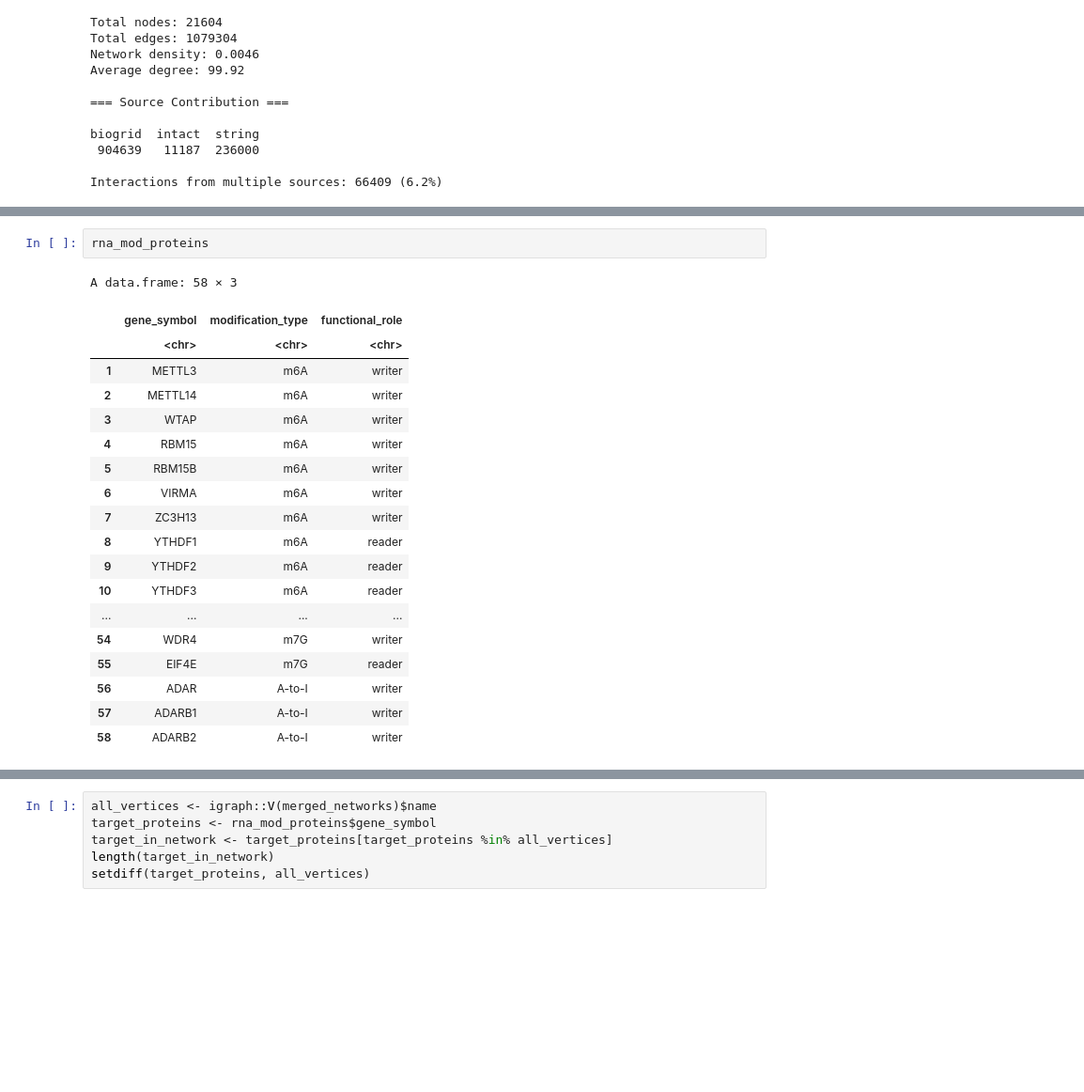
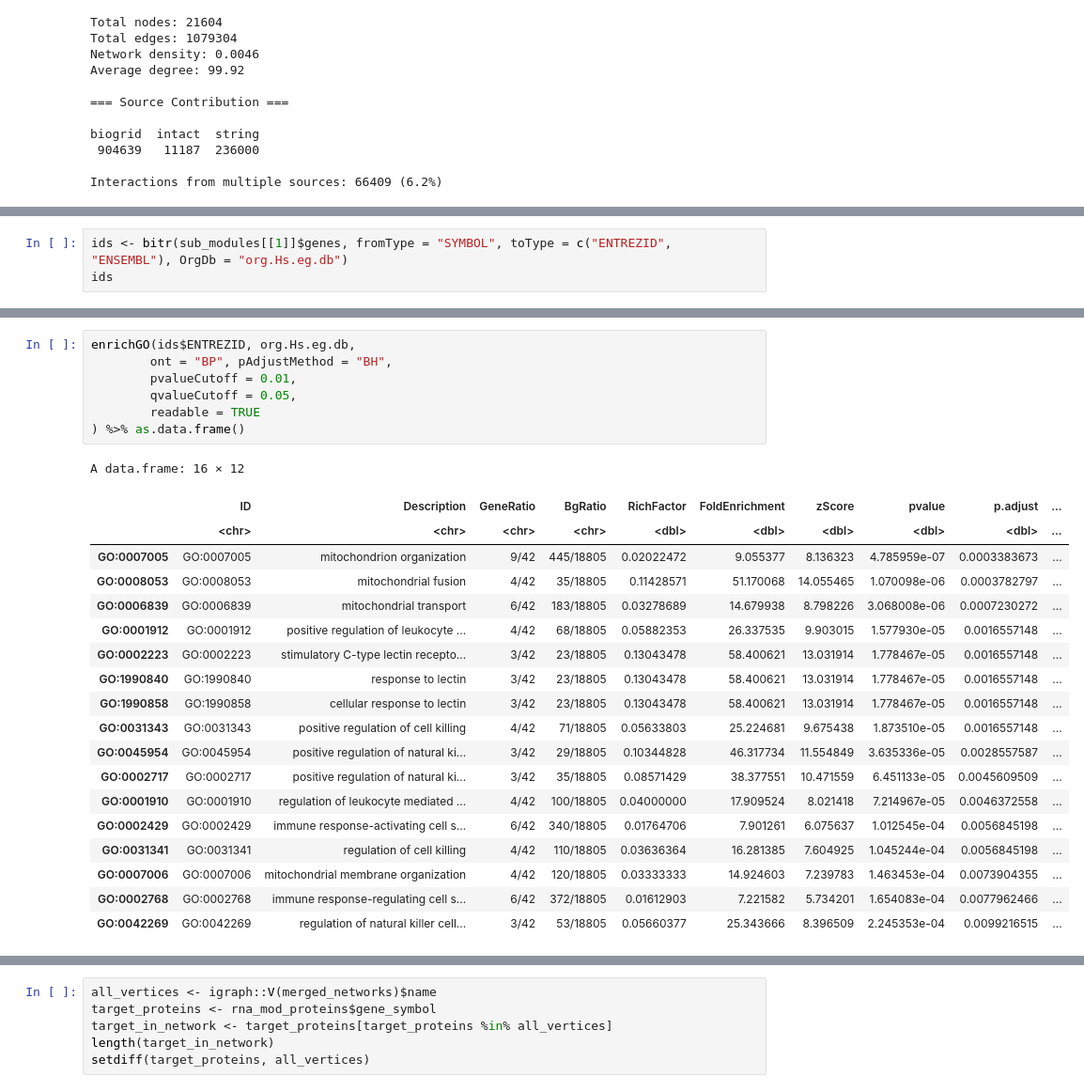
Before and after one commit to loganylchen/MPAGE, a Jupyter notebook: testing.ipynb, the cells around one changed output, grey strips where cells are left out. Shown at 94% size. Drawn from its saved outputs; the diff is of its cells as text; blank space fills up the shorter version.

```diff
--- a/testing.ipynb
+++ b/testing.ipynb
@@ -102,0 +177,3 @@ for (i in seq_along(sub_modules)) {
+# %%
+ids <- bitr(sub_modules[[1]]$genes, fromType = "SYMBOL", toType = c("ENTREZID", "ENSEMBL"), OrgDb = "org.Hs.eg.db")
+ids
@@ -103,22 +225,27 @@ for (i in seq_along(sub_modules)) {
 # %%
-rna_mod_proteins
+enrichGO(ids$ENTREZID, org.Hs.eg.db,
+        ont = "BP", pAdjustMethod = "BH",
+        pvalueCutoff = 0.01,
+        qvalueCutoff = 0.05,
+        readable = TRUE
+) %>% as.data.frame()
 # %% [output]
-A data.frame: 58 × 3
+A data.frame: 16 × 12
-|  | gene_symbol | modification_type | functional_role |
-|  | <chr> | <chr> | <chr> |
-| 1 | METTL3 | m6A | writer |
-| 2 | METTL14 | m6A | writer |
-| 3 | WTAP | m6A | writer |
-| 4 | RBM15 | m6A | writer |
-| 5 | RBM15B | m6A | writer |
-| 6 | VIRMA | m6A | writer |
-| 7 | ZC3H13 | m6A | writer |
-| 8 | YTHDF1 | m6A | reader |
-| 9 | YTHDF2 | m6A | reader |
-| 10 | YTHDF3 | m6A | reader |
-| ... | ... | ... | ... |
-| 54 | WDR4 | m7G | writer |
-| 55 | EIF4E | m7G | reader |
-| 56 | ADAR | A-to-I | writer |
-| 57 | ADARB1 | A-to-I | writer |
-| 58 | ADARB2 | A-to-I | writer |
+|  | ID | Description | GeneRatio | BgRatio | RichFactor | FoldEnrichment | zScore | pvalue | p.adjust | ... |
+|  | <chr> | <chr> | <chr> | <chr> | <dbl> | <dbl> | <dbl> | <dbl> | <dbl> | ... |
+| GO:0007005 | GO:0007005 | mitochondrion organization | 9/42 | 445/18805 | 0.02022472 | 9.055377 | 8.136323 | 4.785959e-07 | 0.0003383673 | ... |
+| GO:0008053 | GO:0008053 | mitochondrial fusion | 4/42 | 35/18805 | 0.11428571 | 51.170068 | 14.055465 | 1.070098e-06 | 0.0003782797 | ... |
+| GO:0006839 | GO:0006839 | mitochondrial transport | 6/42 | 183/18805 | 0.03278689 | 14.679938 | 8.798226 | 3.068008e-06 | 0.0007230272 | ... |
+| GO:0001912 | GO:0001912 | positive regulation of leukocyte ... | 4/42 | 68/18805 | 0.05882353 | 26.337535 | 9.903015 | 1.577930e-05 | 0.0016557148 | ... |
+| GO:0002223 | GO:0002223 | stimulatory C-type lectin recepto... | 3/42 | 23/18805 | 0.13043478 | 58.400621 | 13.031914 | 1.778467e-05 | 0.0016557148 | ... |
+| GO:1990840 | GO:1990840 | response to lectin | 3/42 | 23/18805 | 0.13043478 | 58.400621 | 13.031914 | 1.778467e-05 | 0.0016557148 | ... |
+| GO:1990858 | GO:1990858 | cellular response to lectin | 3/42 | 23/18805 | 0.13043478 | 58.400621 | 13.031914 | 1.778467e-05 | 0.0016557148 | ... |
+| GO:0031343 | GO:0031343 | positive regulation of cell killing | 4/42 | 71/18805 | 0.05633803 | 25.224681 | 9.675438 | 1.873510e-05 | 0.0016557148 | ... |
+| GO:0045954 | GO:0045954 | positive regulation of natural ki... | 3/42 | 29/18805 | 0.10344828 | 46.317734 | 11.554849 | 3.635336e-05 | 0.0028557587 | ... |
+| GO:0002717 | GO:0002717 | positive regulation of natural ki... | 3/42 | 35/18805 | 0.08571429 | 38.377551 | 10.471559 | 6.451133e-05 | 0.0045609509 | ... |
+| GO:0001910 | GO:0001910 | regulation of leukocyte mediated ... | 4/42 | 100/18805 | 0.04000000 | 17.909524 | 8.021418 | 7.214967e-05 | 0.0046372558 | ... |
+| GO:0002429 | GO:0002429 | immune response-activating cell s... | 6/42 | 340/18805 | 0.01764706 | 7.901261 | 6.075637 | 1.012545e-04 | 0.0056845198 | ... |
+| GO:0031341 | GO:0031341 | regulation of cell killing | 4/42 | 110/18805 | 0.03636364 | 16.281385 | 7.604925 | 1.045244e-04 | 0.0056845198 | ... |
+| GO:0007006 | GO:0007006 | mitochondrial membrane organization | 4/42 | 120/18805 | 0.03333333 | 14.924603 | 7.239783 | 1.463453e-04 | 0.0073904355 | ... |
+| GO:0002768 | GO:0002768 | immune response-regulating cell s... | 6/42 | 372/18805 | 0.01612903 | 7.221582 | 5.734201 | 1.654083e-04 | 0.0077962466 | ... |
+| GO:0042269 | GO:0042269 | regulation of natural killer cell... | 3/42 | 53/18805 | 0.05660377 | 25.343666 | 8.396509 | 2.245353e-04 | 0.0099216515 | ... |
```
Also changed, not shown: parts of 15 cells of this notebook, 5 other files.
